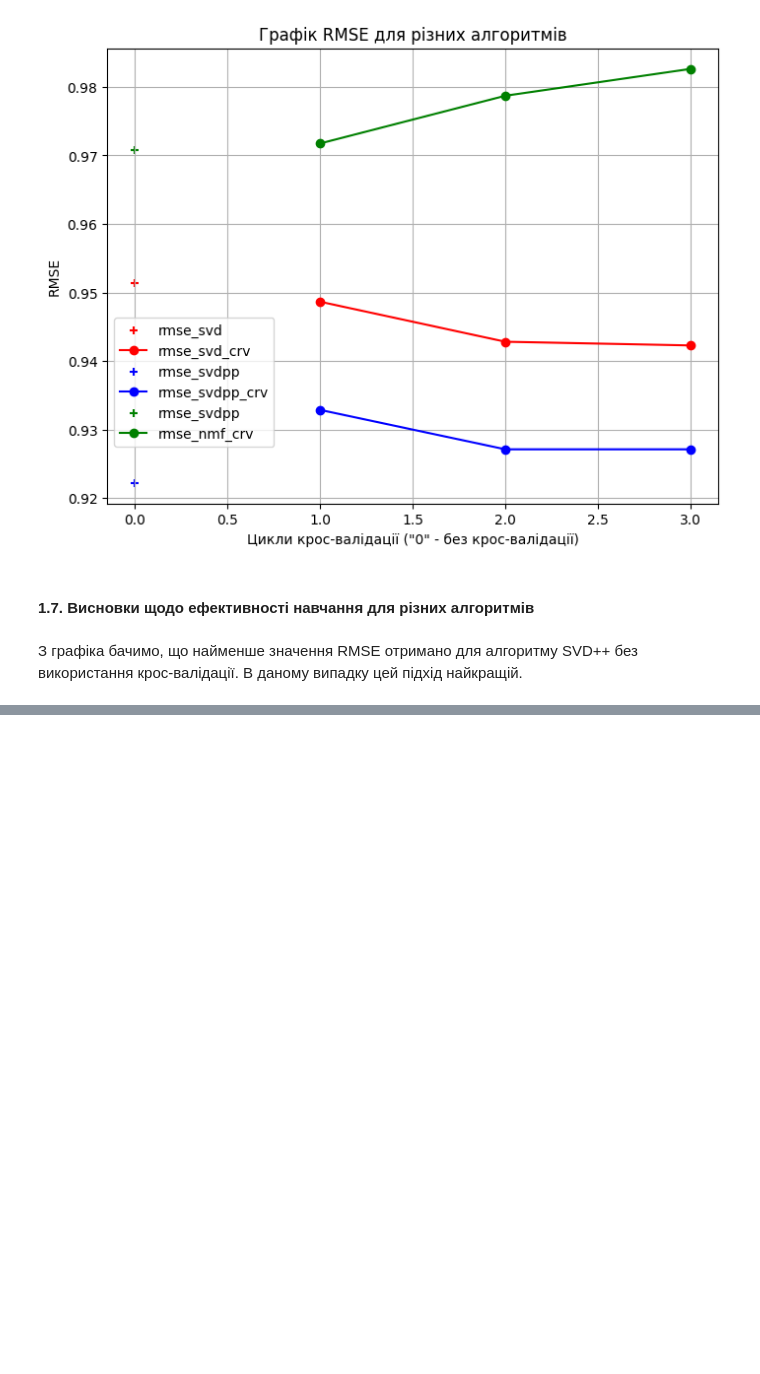
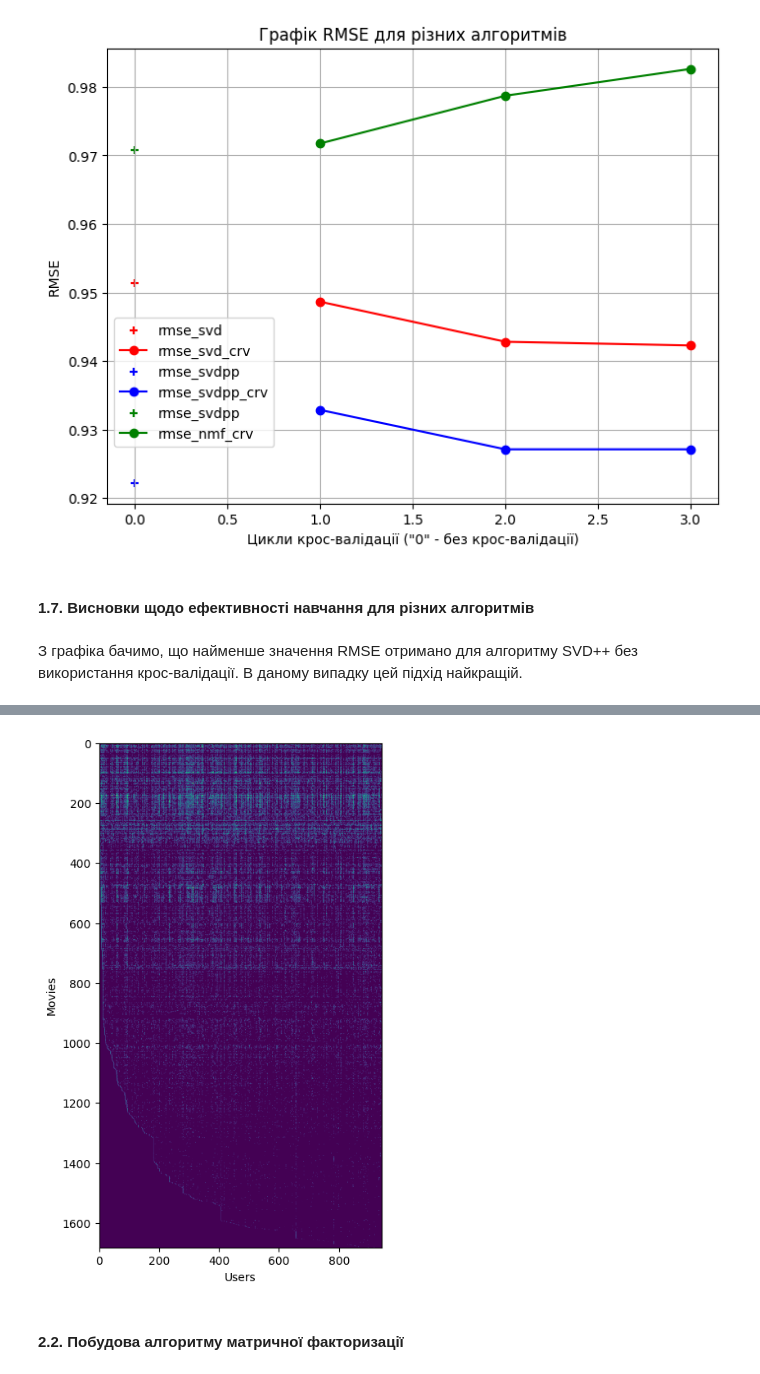
Before and after one commit to evgen-kulik/data_science_hw7, a Jupyter notebook: HW_7.ipynb, the cells around one changed output, grey strips where cells are left out. Cells and saved outputs as stored; diff of their text form; code cells hidden in the pictures; blank space fills up the shorter version.

```diff
--- a/HW_7.ipynb
+++ b/HW_7.ipynb
@@ -197,0 +228,6 @@ plt.show()
+# %%
+# Виведемо датасет movies.mat
+from scipy.io import loadmat
+
+data = loadmat('movies.mat')
+print(data)
@@ -197,0 +250,7 @@ plt.show()
+# %%
+Y = data['Y']
+R = data['R']
+print("Матрица Y:")
+print(Y)
+print("\nМатрица R:")
+print(R)
@@ -197,0 +290,13 @@ plt.show()
+# %%
+# Візуалізуємо матрицю "Y"
+import matplotlib.pyplot as plt
+
+plt.figure(figsize=(8, 8))
+plt.imshow(Y)  # колір пікселя буде відповідати значенню в кожній комірці
+plt.ylabel('Movies')
+plt.xlabel('Users')
+plt.grid(False)
+# %% [output]
+[figure, added]
+# %% [markdown]
+#### 2.2. Побудова алгоритму матричної факторизації
```
Also changed, not shown: parts of 11 cells of this notebook, 2 other files.
